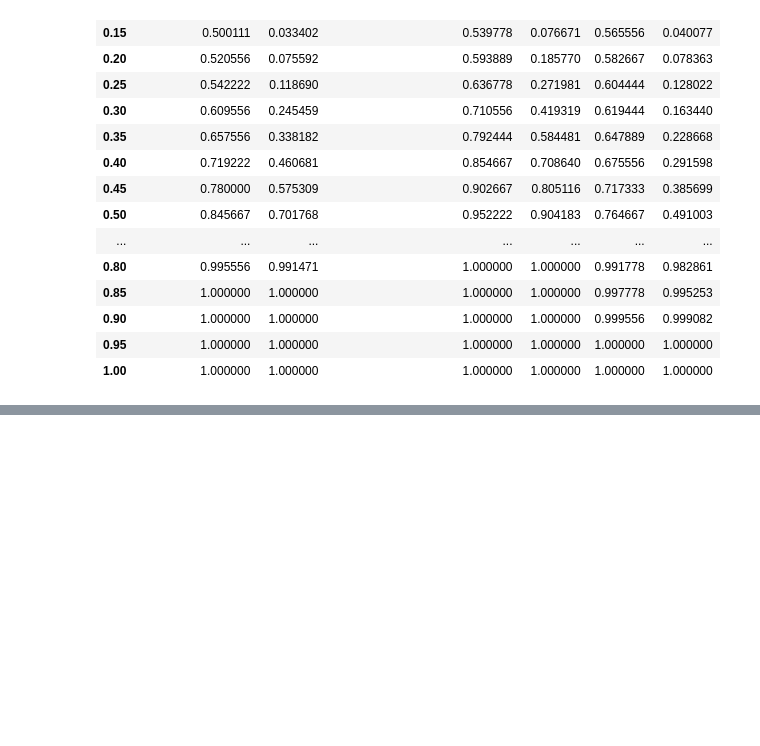
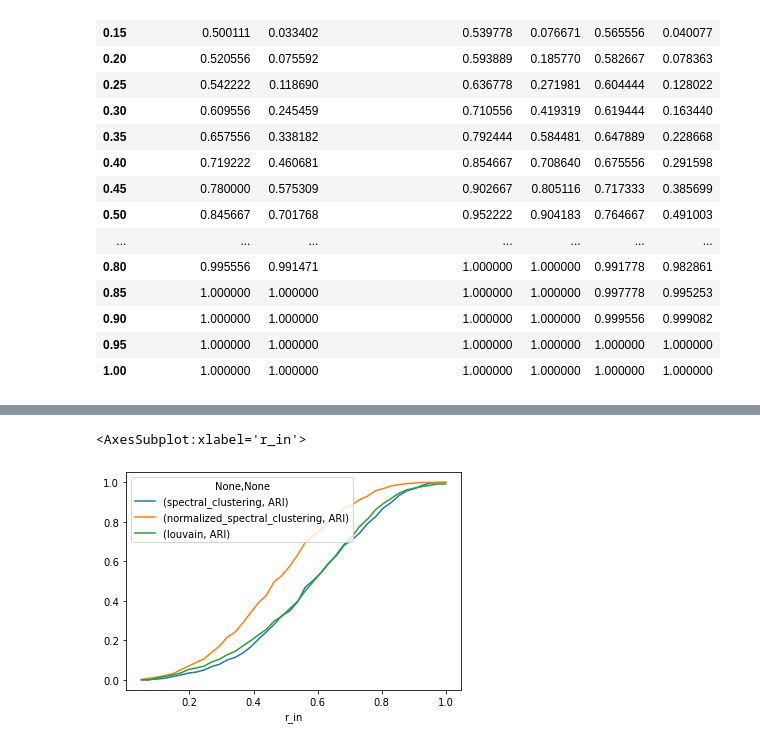
Before and after one commit to orrrrtem/Clustering_uncertainty, a Jupyter notebook: clustering_uncertainty.ipynb, the cells around one changed output, grey strips where cells are left out. Cells and saved outputs as stored; diff of their text form; code cells hidden in the pictures; blank space fills up the shorter version.

```diff
--- a/clustering_uncertainty.ipynb
+++ b/clustering_uncertainty.ipynb
@@ -442,0 +521,4 @@ df20.plot()
+# %%
+df10 = metrics_to_df(metrics10, rs)
+df20 = metrics_to_df(metrics20, rs)
+df100 = metrics_to_df(metrics100, rs)
@@ -442,0 +529,6 @@ df20.plot()
+# %%
+df10[[x  for x in df100.columns if x[1] is 'ARI']].plot()
+df10[[x  for x in df100.columns if x[1] is 'RI']].plot()
+# %% [output]
+<AxesSubplot:xlabel='r_in'>
+[figure, added]
```
Also changed, not shown: parts of 14 cells of this notebook.
